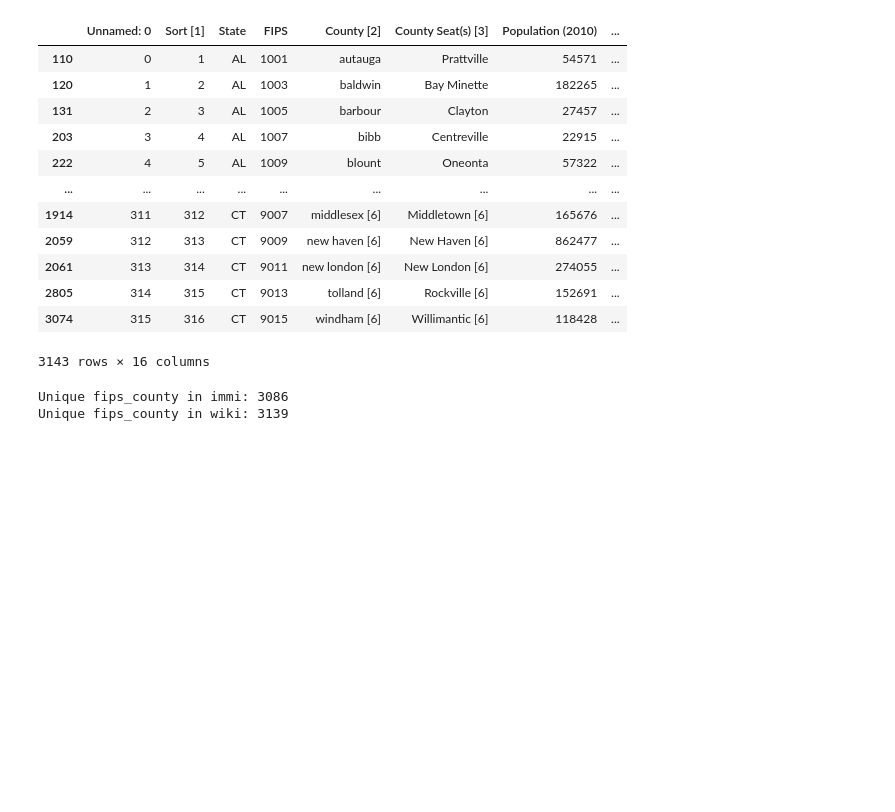
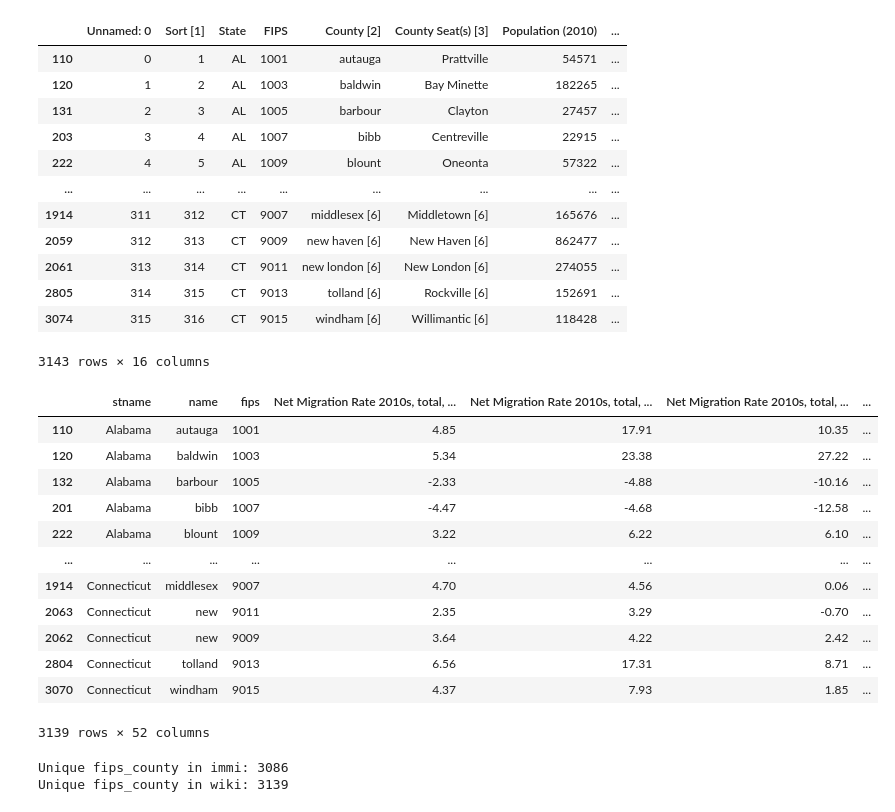
Before and after one commit to tonyluocpu/CVD-ML-project, a Jupyter notebook: Nov_old_datasets/all_three_datasets.ipynb, the cells around one changed output. Drawn from its saved outputs; the diff is of its cells as text; code cells hidden in the pictures; blank space fills up the shorter version.

```diff
--- a/Nov_old_datasets/all_three_datasets.ipynb
+++ b/Nov_old_datasets/all_three_datasets.ipynb
@@ -108,18 +104,33 @@ wiki
 # %%
 immi = pd.read_csv("immigration_cleaned.csv")
 
 immi['fips_county'] = immi['fips'].astype(str).str[:2] + immi['name']
 immi = immi.sort_values(by="fips_county")
 immi.columns
 
 datadict = pd.read_csv("../data_about_the_immigration/NME_1020_datadict.csv")
 
 # Adjust the mapping to retain unmatched columns with their original names
 mapped_varlabs = {col: datadict[datadict["name"] == col]["varlab"].values[0]
                   if col in datadict["name"].values else col for col in immi.columns}
 
 # Rename the columns in the immi dataframe
 immi.rename(columns=mapped_varlabs, inplace=True)
+immi
+# %% [output]
+|  | stname | name | fips | Net Migration Rate 2010s, total, ... | Net Migration Rate 2010s, total, ... | Net Migration Rate 2010s, total, ... | ... |
+| 110 | Alabama | autauga | 1001 | 4.85 | 17.91 | 10.35 | ... |
+| 120 | Alabama | baldwin | 1003 | 5.34 | 23.38 | 27.22 | ... |
+| 132 | Alabama | barbour | 1005 | -2.33 | -4.88 | -10.16 | ... |
+| 201 | Alabama | bibb | 1007 | -4.47 | -4.68 | -12.58 | ... |
+| 222 | Alabama | blount | 1009 | 3.22 | 6.22 | 6.10 | ... |
+| ... | ... | ... | ... | ... | ... | ... | ... |
+| 1914 | Connecticut | middlesex | 9007 | 4.70 | 4.56 | 0.06 | ... |
+| 2063 | Connecticut | new | 9011 | 2.35 | 3.29 | -0.70 | ... |
+| 2062 | Connecticut | new | 9009 | 3.64 | 4.22 | 2.42 | ... |
+| 2804 | Connecticut | tolland | 9013 | 6.56 | 17.31 | 8.71 | ... |
+| 3070 | Connecticut | windham | 9015 | 4.37 | 7.93 | 1.85 | ... |
+3139 rows × 52 columns
 # %%
 print("Unique fips_county in immi:", immi['fips_county'].nunique())
 print("Unique fips_county in wiki:", wiki['fips_county'].nunique())
```
Also changed, not shown: parts of 12 cells of this notebook, 2 other files.
